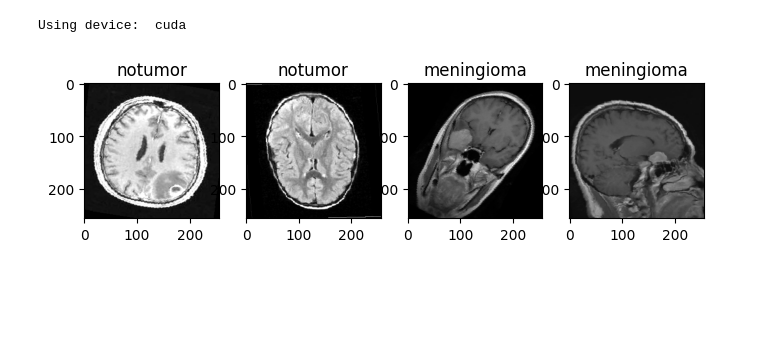
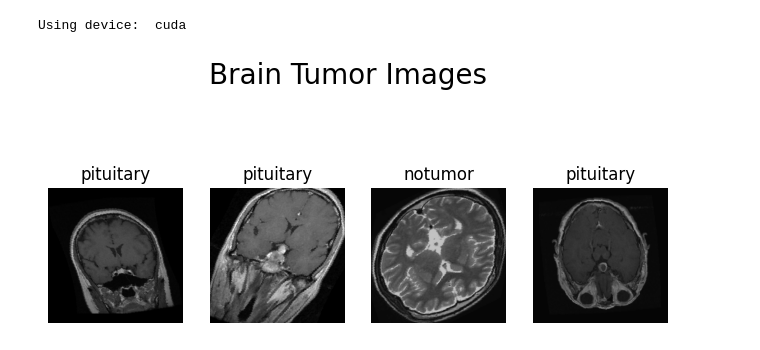
Before and after one commit to EsquiloTorto/Brain-tumor-classification, a Jupyter notebook: pytorch_classification.ipynb, the cells around one changed output. Drawn from its saved outputs; the diff is of its cells as text; code cells hidden in the pictures; blank space fills up the shorter version.

```diff
--- a/pytorch_classification.ipynb
+++ b/pytorch_classification.ipynb
@@ -74,21 +52,24 @@ train_loader = DataLoader(train_dataset, batch_size=32, shuffle=True)
 val_loader = DataLoader(val_dataset, batch_size=32, shuffle=True)
 test_loader = DataLoader(testing, batch_size=32, shuffle=True)
 # %%
-# Create a dictionary to map the labels to the brain tumor images
+# Creating a dictionary to map the labels to the brain tumor images
 classes = training.classes
 
-# Create a function to show a batch of images with labels
+# Creating a function to show a batch of images with labels
 def show_batch_images(dataloader):
     images, labels = next(iter(dataloader))
     fig, axes = plt.subplots(figsize=(8, 4), ncols=4)
     for i in range(4):
         ax = axes[i]
         ax.imshow(images[i].permute(1, 2, 0))
         ax.set_title(classes[labels[i]])
+        ax.axis('off')
+    # Put main title to the figure
+    plt.suptitle('Brain Tumor Images', fontsize=20)
     plt.show()
 
-# Show a batch of images
+# Showing a batch of images
 show_batch_images(train_loader)
 # %% [output]
-[figure, old version]
+[figure, new version]
 # %%
```
Also changed, not shown: parts of 13 cells of this notebook, 1 other file.
